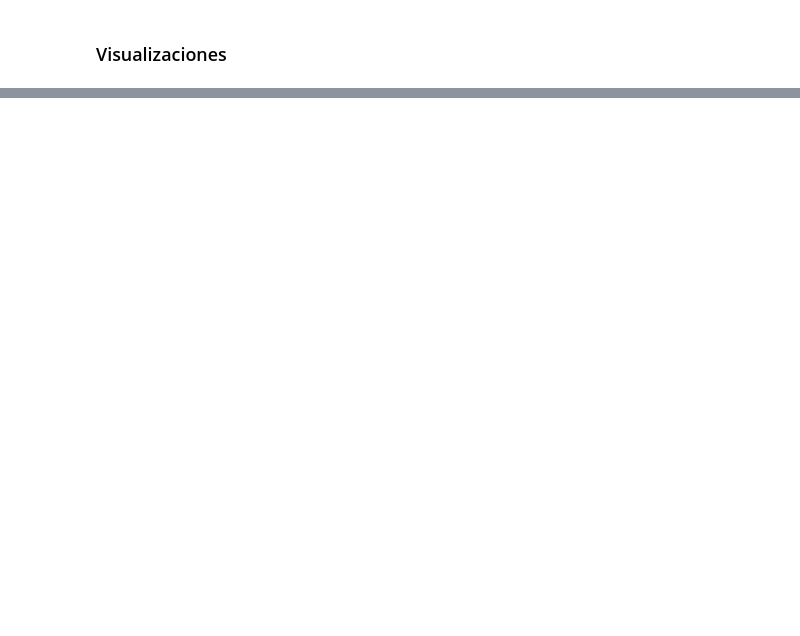
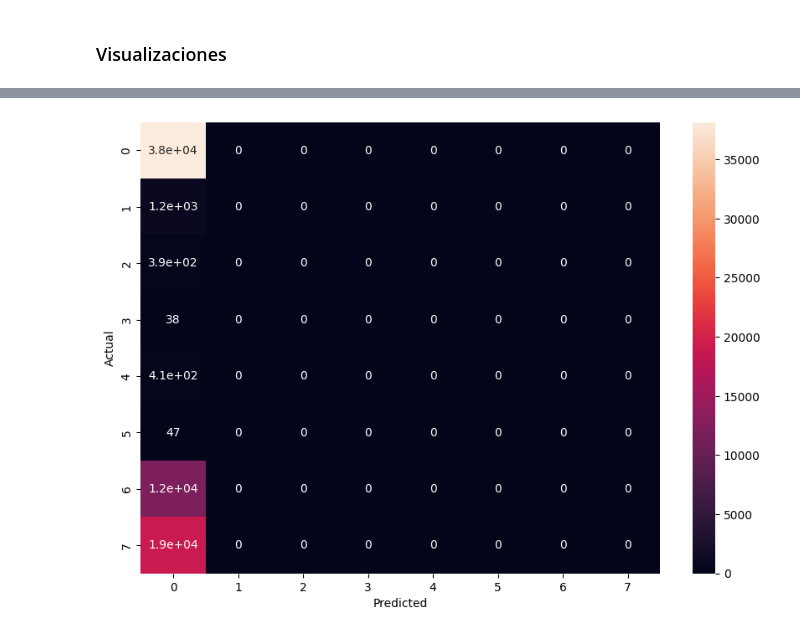
Before and after one commit to sofiaesc07/Proyecto2_AnalisisExploratorioDS, a Jupyter notebook: Proyecto2.ipynb, the cells around one changed output, grey strips where cells are left out. Drawn from its saved outputs; the diff is of its cells as text; code cells hidden in the pictures; blank space fills up the shorter version.

```diff
--- a/Proyecto2.ipynb
+++ b/Proyecto2.ipynb
@@ -91,8 +100,8 @@ lda_model = models.LdaModel(corpus, num_topics=10, id2word=dictionary)
 ### Algoritmo 3: RNN y LSTM
 # %%
 model_rnn = Sequential()
-model_rnn.add(Embedding(input_dim=X.shape[1], output_dim=32))
-model_rnn.add(LSTM(32))
+model_rnn.add(Embedding(input_dim=X.shape[1], output_dim=16))
+model_rnn.add(LSTM(16))
 model_rnn.add(Dense(y.max()+1, activation='softmax'))
 model_rnn.compile(loss='sparse_categorical_crossentropy', optimizer='adam', metrics=['accuracy'])
-model_rnn.fit(X_train.toarray(), y_train, epochs=1, batch_size=64)
+model_rnn.fit(X_train.toarray(), y_train, epochs=1, batch_size=240)
@@ -100,7 +112,7 @@ model_rnn.fit(X_train.toarray(), y_train, epochs=1, batch_size=64)
 ### Visualizaciones
 # %%
 # Calcular la precisión de cada modelo y generar un gráfico de barras para visualizarla
-models = [model_cnn, lda_model, model_rnn]
+models = [model_cnn, model_rnn]
 accuracies = []
 for model in models:
     loss, accuracy = model.evaluate(X_test.toarray(), y_test)
@@ -115,0 +127,5 @@ plt.show()
+# %%
+# Agrega la puntuación de coherencia del modelo LDA
+accuracies.append(coherence_lda)
+for i, accuracy in enumerate(accuracies):
+    print(f"Accuracy (Model {i+1}):", accuracy)
@@ -115,0 +144,19 @@ plt.show()
+# %%
+import numpy as np
+# Tamaño del lote
+batch_size = 1000
+
+# Número de lotes
+num_batches = int(np.ceil(X_test.shape[0] / float(batch_size)))
+
+# Inicializar las predicciones
+y_pred = np.zeros((X_test.shape[0], y.max()+1))
+
+# Hacer predicciones en cada lote
+for i in range(num_batches):
+    start = i * batch_size
+    end = min((i+1) * batch_size, X_test.shape[0])
+    y_pred[start:end] = model_cnn.predict(X_test[start:end].toarray())
+
+# Obtener las clases predichas
+y_pred_classes1 = np.argmax(y_pred, axis=1)
@@ -115,0 +181,15 @@ plt.show()
+# %%
+from sklearn.metrics import confusion_matrix
+import seaborn as sns
+
+# Matriz de confusión
+cm = confusion_matrix(y_test, y_pred_classes1)
+
+# Visualización
+plt.figure(figsize=(10, 7))
+sns.heatmap(cm, annot=True)
+plt.xlabel('Predicted')
+plt.ylabel('Actual')
+plt.show()
+# %% [output]
+[figure, added]
```
Also changed, not shown: parts of 14 cells of this notebook.
